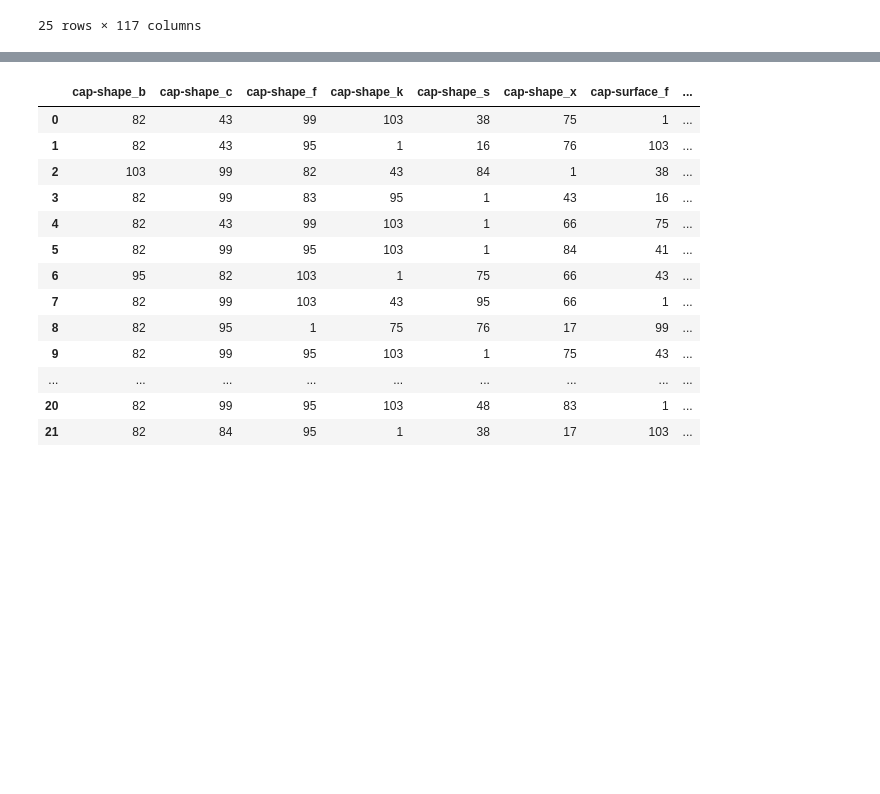
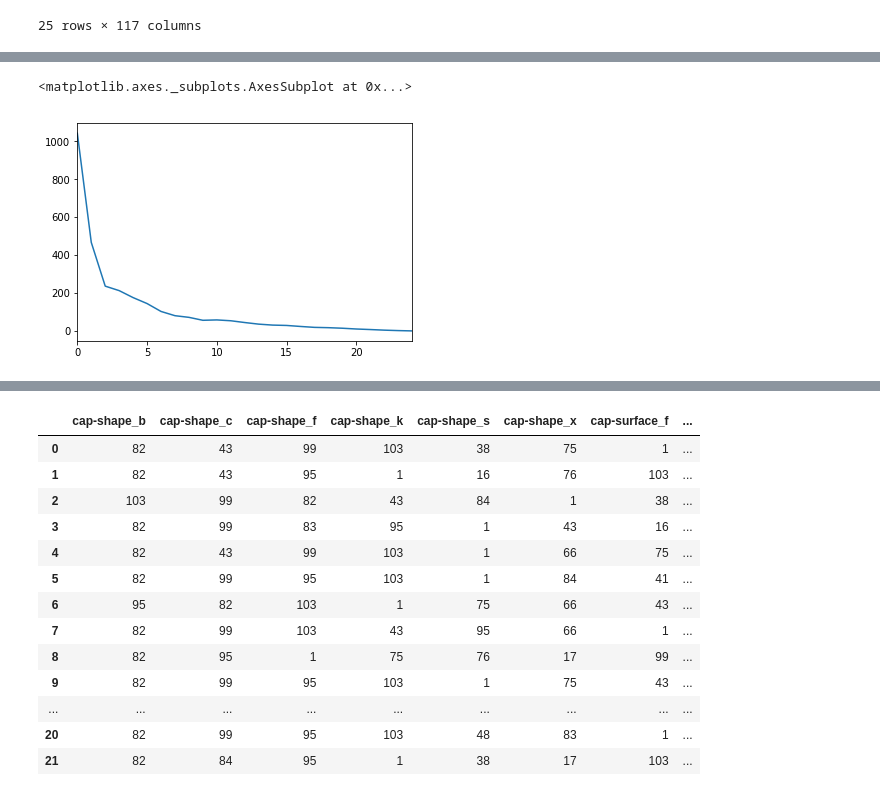
Before and after one commit to krbnite/krbnite.github.io, a Jupyter notebook: _notebooks/2019-09-22-Stabilizing-Variable-Importance-Fluctuations-in-a-Random-Forest.ipynb, the cells around one changed output, grey strips where cells are left out. Drawn from its saved outputs; the diff is of its cells as text; code cells hidden in the pictures; blank space fills up the shorter version.

```diff
--- a/_notebooks/2019-09-22-Stabilizing-Variable-Importance-Fluctuations-in-a-Random-Forest.ipynb
+++ b/_notebooks/2019-09-22-Stabilizing-Variable-Importance-Fluctuations-in-a-Random-Forest.ipynb
@@ -130,3 +218,5 @@ if you can afford that 1k-tree forest now, baby!).
+# %%
+n_ftrs = len(x_trn_ohe.columns)
 # %%
 rf50 = dict()
 rf50_ranks = pd.DataFrame(columns = x_trn_ohe.columns)
@@ -139,3 +234,5 @@ for i in range(25):
+# %%
+d50 = np.sum(np.square(rf50_avg - rf50_avg.loc[24]), axis=1)/n_ftrs
 # %%
 rf50_ranks
 # %% [output]
@@ -180,0 +290,5 @@ rf50_avg
+# %%
+d50.plot()
+# %% [output]
+<matplotlib.axes._subplots.AxesSubplot at 0x...>
+[figure, added]
```
Also changed, not shown: parts of 22 cells of this notebook.
